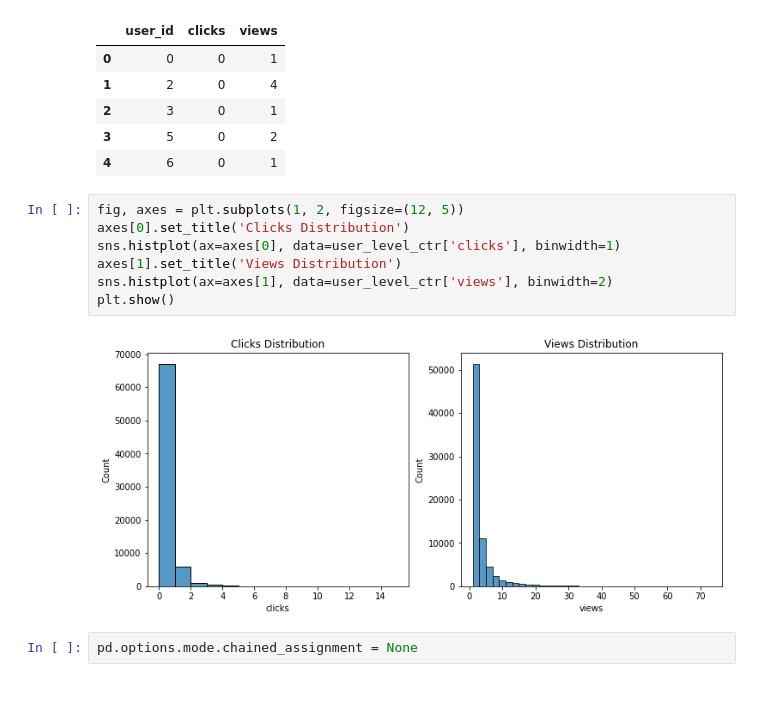
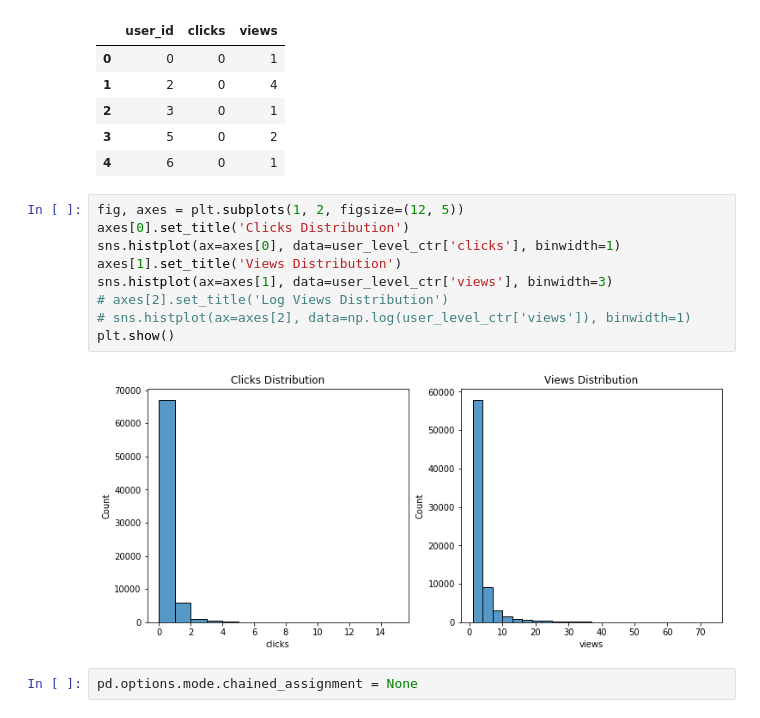
Before and after one commit to VladOnMyOwn/ctr-poisson-bootstrap, a Jupyter notebook: ctr_bootstrap.ipynb, the cells around one changed output. Cells and saved outputs as stored; diff of their text form.

```diff
--- a/ctr_bootstrap.ipynb
+++ b/ctr_bootstrap.ipynb
@@ -97,12 +97,14 @@ user_level_ctr.head()
 # %%
 fig, axes = plt.subplots(1, 2, figsize=(12, 5))
 axes[0].set_title('Clicks Distribution')
 sns.histplot(ax=axes[0], data=user_level_ctr['clicks'], binwidth=1)
 axes[1].set_title('Views Distribution')
-sns.histplot(ax=axes[1], data=user_level_ctr['views'], binwidth=2)
+sns.histplot(ax=axes[1], data=user_level_ctr['views'], binwidth=3)
+# axes[2].set_title('Log Views Distribution')
+# sns.histplot(ax=axes[2], data=np.log(user_level_ctr['views']), binwidth=1)
 plt.show()
 # %% [output]
-[figure, old version]
+[figure, new version]
 # %%
 pd.options.mode.chained_assignment = None
 # %%
```
Also changed, not shown: parts of 13 cells of this notebook.
